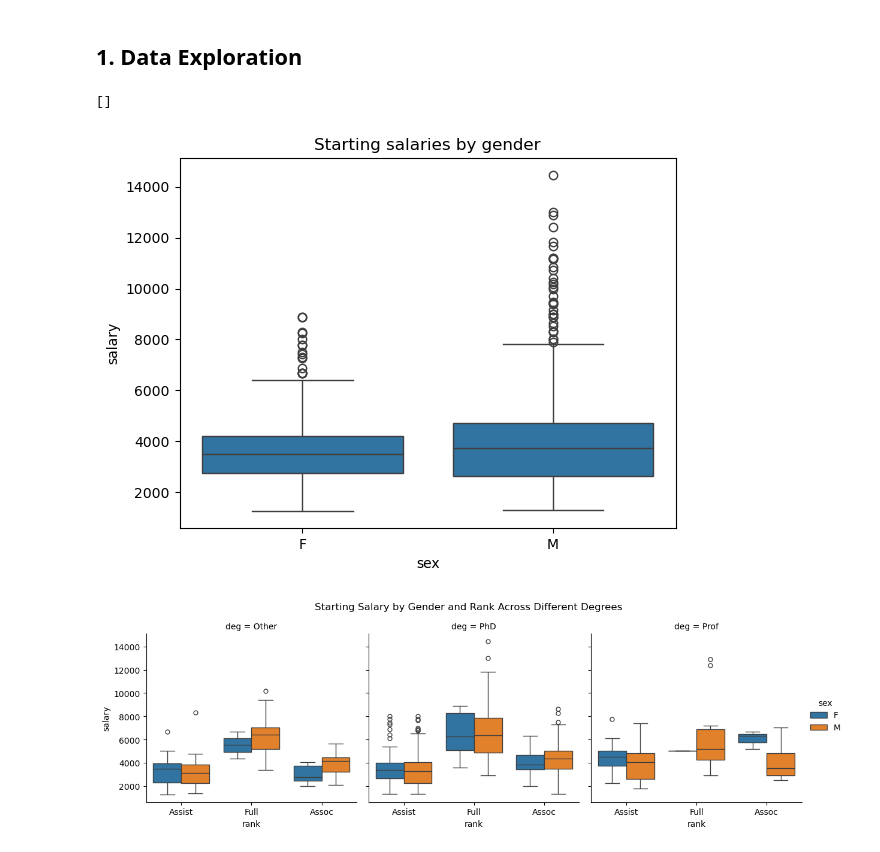
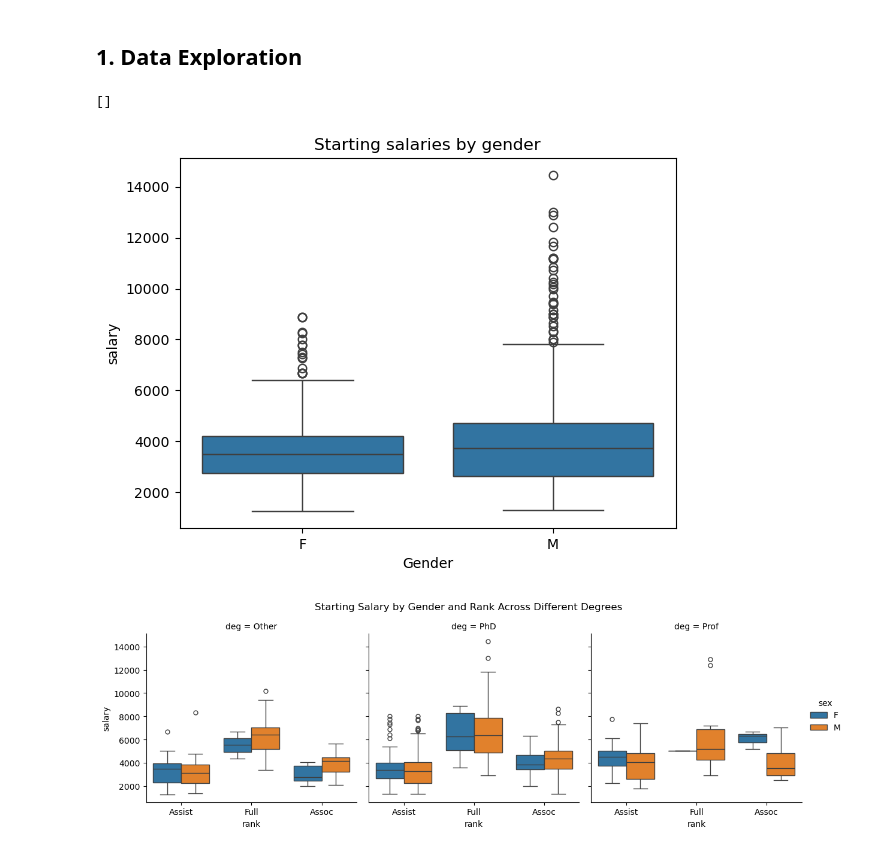
Before and after one commit to Jaiycex/Data557_Project_StoryTeam, a Jupyter notebook: Q1- Python NB.ipynb, the cells around one changed output. Saved outputs shown, nothing was run; the diff lists cells and outputs as text; code cells hidden in the pictures.

```diff
--- a/Q1- Python NB.ipynb
+++ b/Q1- Python NB.ipynb
@@ -22,11 +23,12 @@ starting_salaries = salaries[salaries["year"] == salaries["startyr"]].copy()
 # %%
 # Generally plotting salaries for each sex to see if there is an observable difference.
 sns.boxplot(data = starting_salaries, x = "sex", y ="salary")
+plt.xlabel("Gender")
 plt.title ("Starting salaries by gender")
 plt.plot()
 # %% [output]
 []
-[figure, old version]
+[figure, new version]
 # %%
 #Now doing some data exploration to observe for any patterns in the data before we start using numerical methos.
 g = sns.catplot(
```
Also changed, not shown: parts of 4 cells of this notebook.
